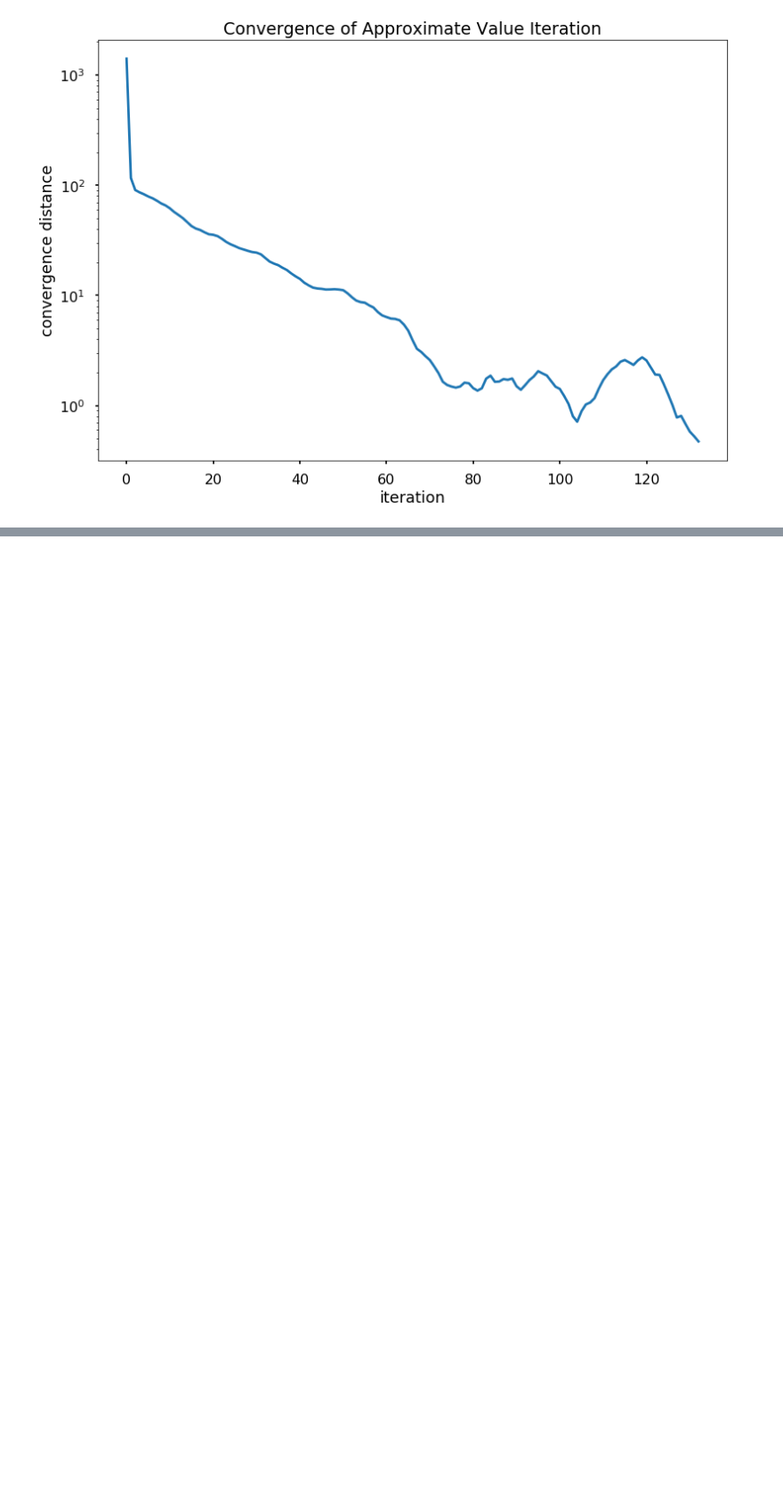
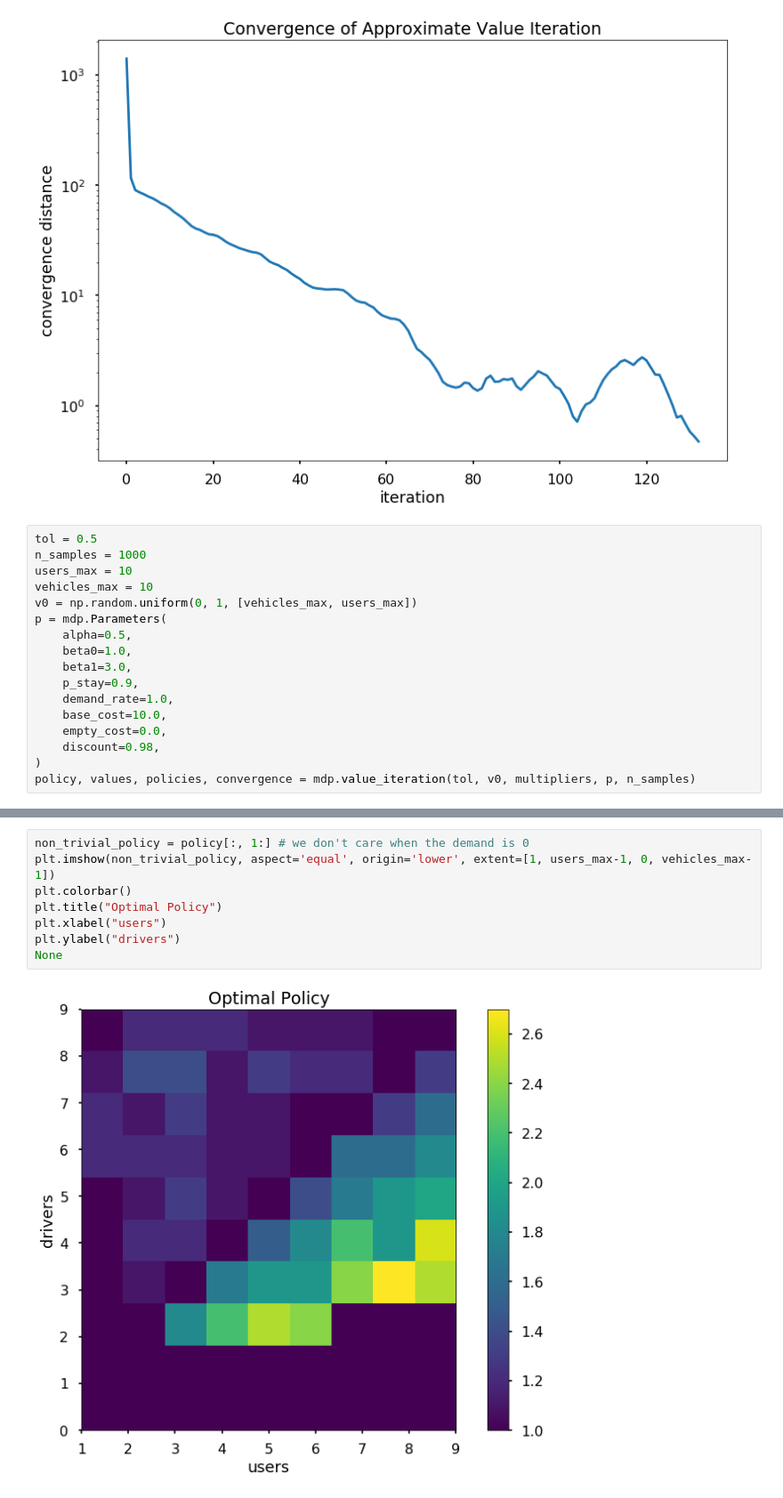
Before and after one commit to mbattifarano/surge-multiplier-mdp, a Jupyter notebook: Experiments.ipynb, the cells around one changed output, grey strips where cells are left out. Shown at 89% size. Saved outputs shown, nothing was run; the diff lists cells and outputs as text; blank space fills up the shorter version.

```diff
--- a/Experiments.ipynb
+++ b/Experiments.ipynb
@@ -149,3 +158,20 @@ plt.title("Convergence of Approximate Value Iteration")
 None
 # %% [output]
 [figure]
+# %%
+tol = 0.5
+n_samples = 1000
+users_max = 10
+vehicles_max = 10
+v0 = np.random.uniform(0, 1, [vehicles_max, users_max])
+p = mdp.Parameters(
+    alpha=0.5,
+    beta0=1.0,
+    beta1=3.0,
+    p_stay=0.9,
+    demand_rate=1.0,
+    base_cost=10.0,
+    empty_cost=0.0,
+    discount=0.98,
+)
+policy, values, policies, convergence = mdp.value_iteration(tol, v0, multipliers, p, n_samples)
@@ -151,0 +196,10 @@ None
+# %%
+non_trivial_policy = policy[:, 1:] # we don't care when the demand is 0
+plt.imshow(non_trivial_policy, aspect='equal', origin='lower', extent=[1, users_max-1, 0, vehicles_max-1])
+plt.colorbar()
+plt.title("Optimal Policy")
+plt.xlabel("users")
+plt.ylabel("drivers")
+None
+# %% [output]
+[figure, added]
```
Also changed, not shown: parts of 4 cells of this notebook.
